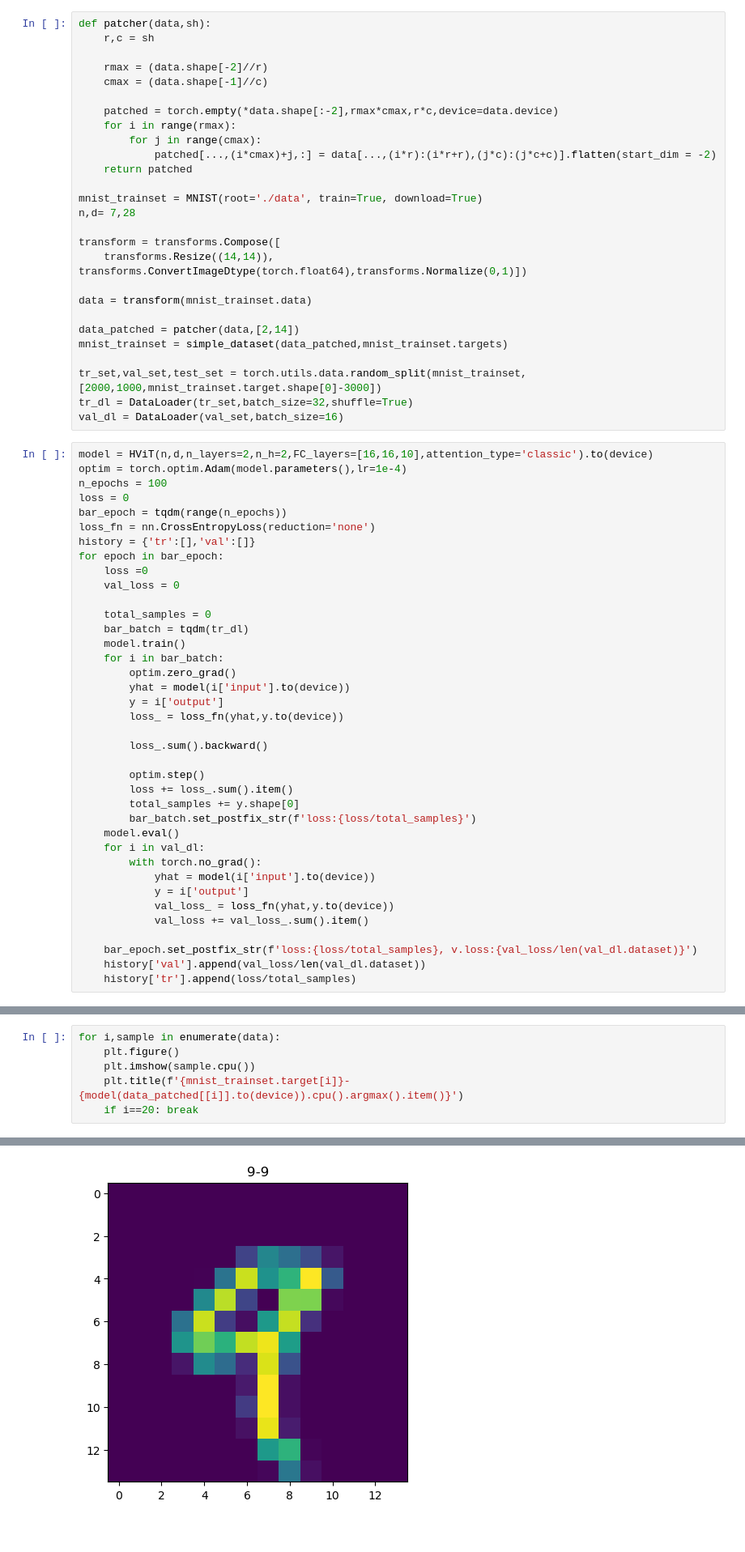
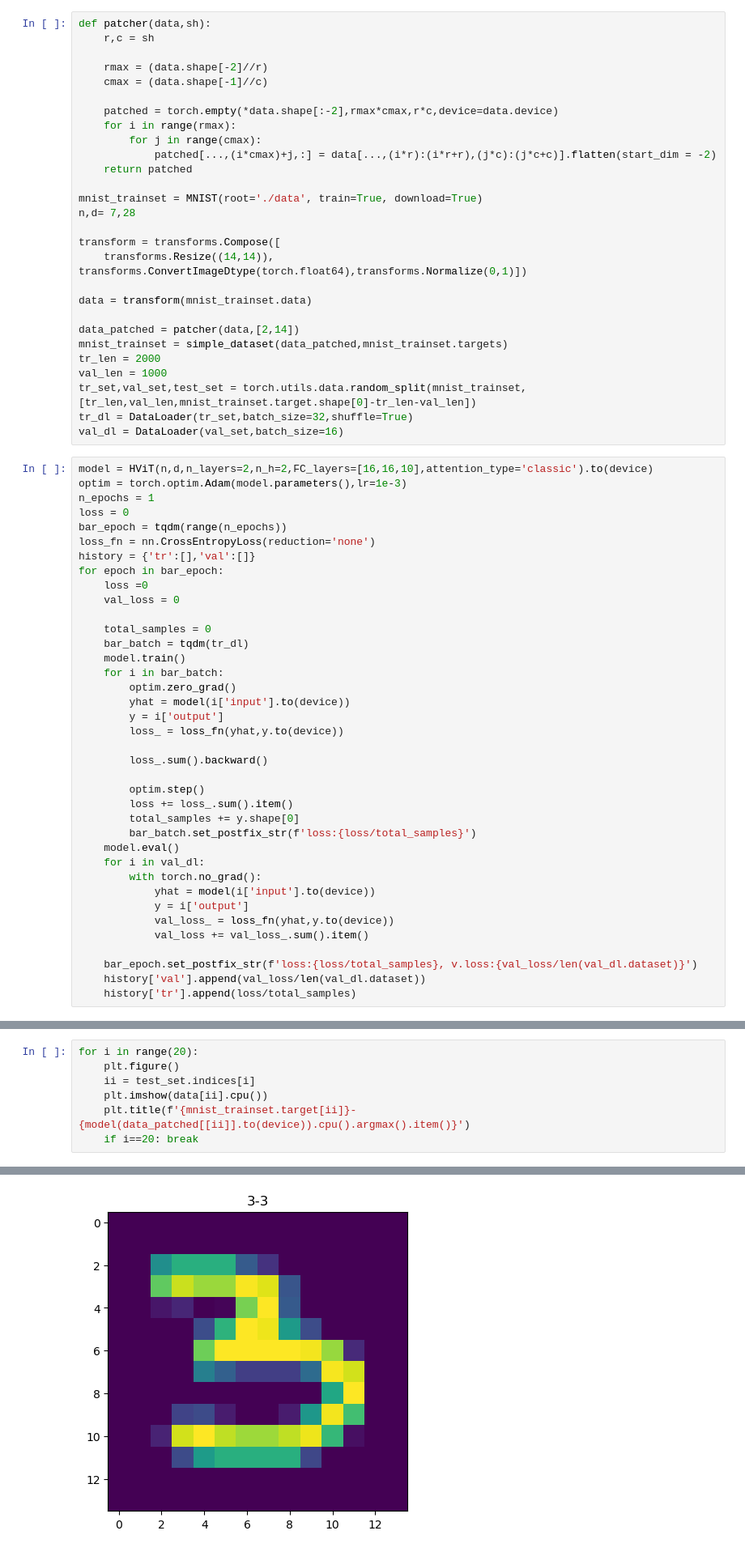
Before and after one commit to EyupBunlu/QViT_HEP_ML4Sci, a Jupyter notebook: Introduction.ipynb, the cells around one changed output, grey strips where cells are left out. Shown: that part at 81% size. Drawn from its saved outputs; the diff is of its cells as text.

```diff
--- a/Introduction.ipynb
+++ b/Introduction.ipynb
@@ -334,14 +334,15 @@ data = transform(mnist_trainset.data)
 
 data_patched = patcher(data,[2,14])
 mnist_trainset = simple_dataset(data_patched,mnist_trainset.targets)
-
-tr_set,val_set,test_set = torch.utils.data.random_split(mnist_trainset,[2000,1000,mnist_trainset.target.shape[0]-3000])
+tr_len = 2000
+val_len = 1000
+tr_set,val_set,test_set = torch.utils.data.random_split(mnist_trainset,[tr_len,val_len,mnist_trainset.target.shape[0]-tr_len-val_len])
 tr_dl = DataLoader(tr_set,batch_size=32,shuffle=True)
 val_dl = DataLoader(val_set,batch_size=16)
 # %%
 model = HViT(n,d,n_layers=2,n_h=2,FC_layers=[16,16,10],attention_type='classic').to(device)
-optim = torch.optim.Adam(model.parameters(),lr=1e-4)
-n_epochs = 100
+optim = torch.optim.Adam(model.parameters(),lr=1e-3)
+n_epochs = 1
 loss = 0
 bar_epoch = tqdm(range(n_epochs))
 loss_fn = nn.CrossEntropyLoss(reduction='none')
@@ -395,7 +402,8 @@ Wrongly Predicted:6996/57000
 # %%
-for i,sample in enumerate(data):
+for i in range(20):
     plt.figure()
-    plt.imshow(sample.cpu())
-    plt.title(f'{mnist_trainset.target[i]}-{model(data_patched[[i]].to(device)).cpu().argmax().item()}')
+    ii = test_set.indices[i]
+    plt.imshow(data[ii].cpu())
+    plt.title(f'{mnist_trainset.target[ii]}-{model(data_patched[[ii]].to(device)).cpu().argmax().item()}')
     if i==20: break
 # %% [output]
@@ -406 +414 @@ for i,sample in enumerate(data):
-[figure, old version]
+[figure, new version]
```
Also changed, not shown: parts of 5 cells of this notebook, 1 other file.
